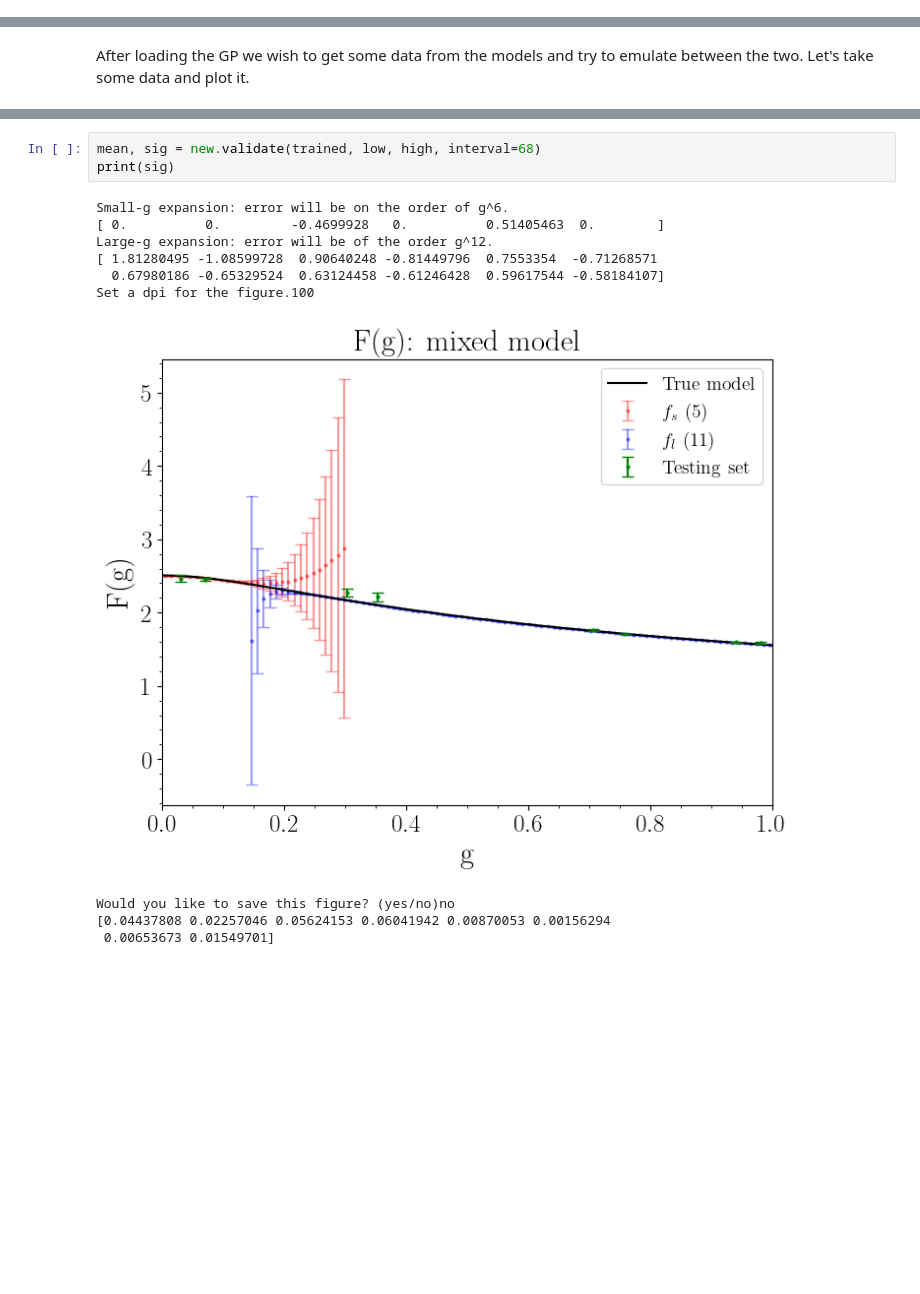
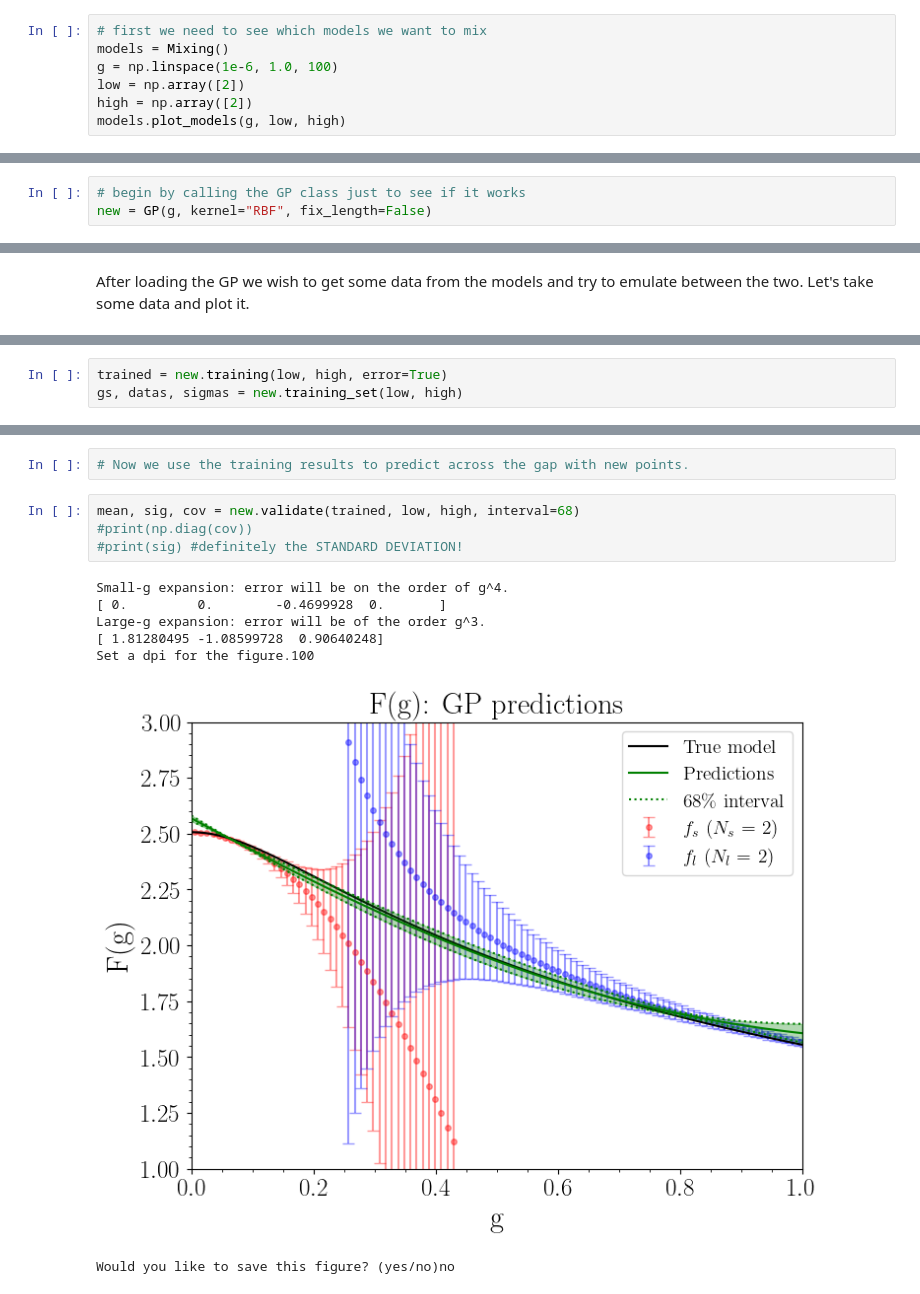
Before and after one commit to asemposki/SAMBA, a Jupyter notebook: model_mixing_gps.ipynb, the cells around one changed output, grey strips where cells are left out. Drawn from its saved outputs; the diff is of its cells as text; blank space fills up the shorter version.

Commit message:
MD code and cholesky errors finished

```diff
--- a/model_mixing_gps.ipynb
+++ b/model_mixing_gps.ipynb
@@ -42,0 +24,7 @@ Initializing standard Constant * RBF kernel.
+# %%
+# first we need to see which models we want to mix
+models = Mixing()
+g = np.linspace(1e-6, 1.0, 100)
+low = np.array([2])
+high = np.array([2])
+models.plot_models(g, low, high)
@@ -42,0 +38,3 @@ Initializing standard Constant * RBF kernel.
+# %%
+# begin by calling the GP class just to see if it works
+new = GP(g, kernel="RBF", fix_length=False)
@@ -59,0 +45,3 @@ Now we use the training results to predict across the gap with new points.
+# %%
+trained = new.training(low, high, error=True)
+gs, datas, sigmas = new.training_set(low, high)
@@ -60,14 +66,14 @@ Now we use the training results to predict across the gap with new points.
+# %%
+# Now we use the training results to predict across the gap with new points.
 # %%
-mean, sig = new.validate(trained, low, high, interval=68)
-print(sig)
+mean, sig, cov = new.validate(trained, low, high, interval=68)
+#print(np.diag(cov))
+#print(sig) #definitely the STANDARD DEVIATION!
 # %% [output]
-Small-g expansion: error will be on the order of g^6.
-[ 0.          0.         -0.4699928   0.          0.51405463  0.        ]
-Large-g expansion: error will be of the order g^12.
-[ 1.81280495 -1.08599728  0.90640248 -0.81449796  0.7553354  -0.71268571
-  0.67980186 -0.65329524  0.63124458 -0.61246428  0.59617544 -0.58184107]
+Small-g expansion: error will be on the order of g^4.
+[ 0.         0.        -0.4699928  0.       ]
+Large-g expansion: error will be of the order g^3.
+[ 1.81280495 -1.08599728  0.90640248]
 Set a dpi for the figure.100
-[figure, old version]
+[figure, new version]
 Would you like to save this figure? (yes/no)no
-[0.04437808 0.02257046 0.05624153 0.06041942 0.00870053 0.00156294
- 0.00653673 0.01549701]
```
Also changed, not shown: parts of 19 cells of this notebook.
